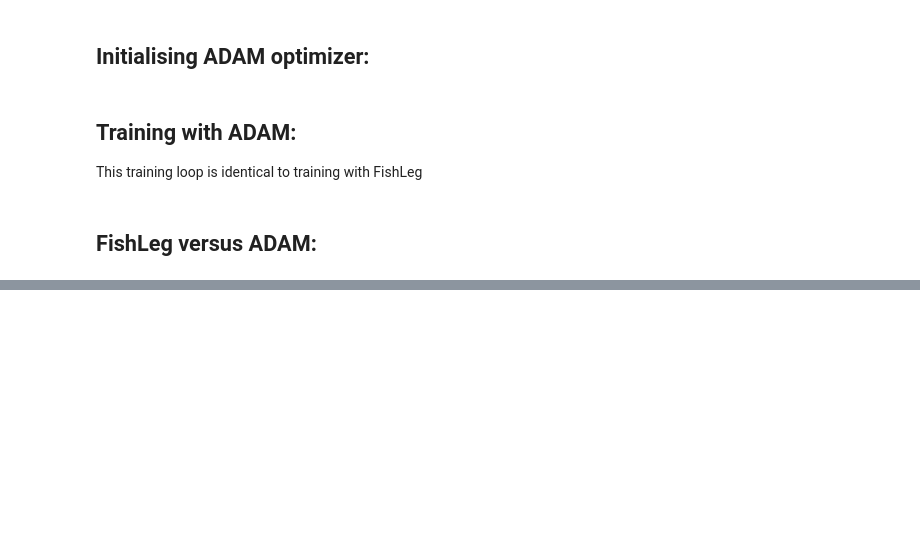
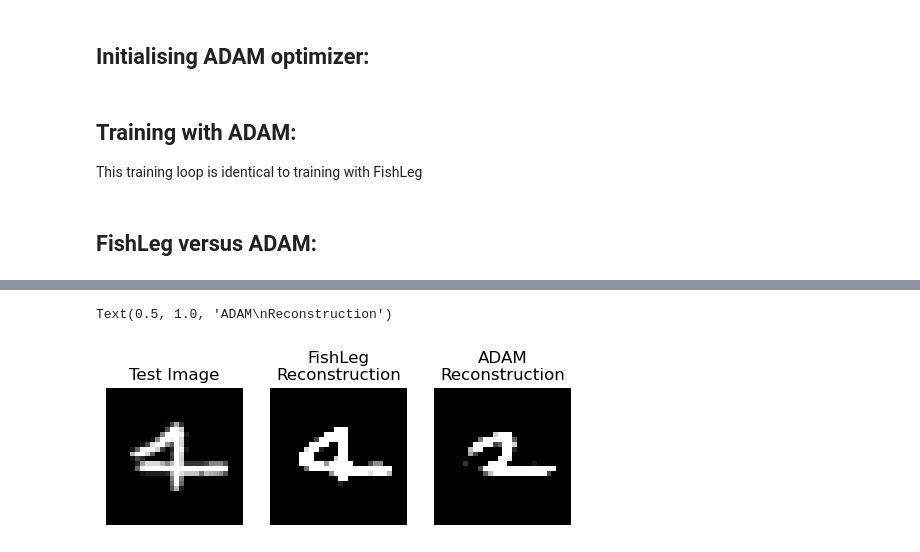
Before and after one commit to mtkresearch/FishLeg, a Jupyter notebook: examples/MNIST_autoencoder.ipynb, the cells around one changed output, grey strips where cells are left out. Saved outputs shown, nothing was run; the diff lists cells and outputs as text; code cells hidden in the pictures; blank space fills up the shorter version.

Commit message:
plotted reconstruction

```diff
--- a/examples/MNIST_autoencoder.ipynb
+++ b/examples/MNIST_autoencoder.ipynb
@@ -371,0 +367,25 @@ NameError: name 'test_losses_ADAM' is not defined
+# %%
+i=3
+vmin = np.min(np.array(test_dataset[i])[0])
+vmax = np.max(np.array(test_dataset[i])[0])
+
+fig, axs = plt.subplots(1,3, figsize=(6,3))
+axs=axs.flatten()
+
+test_img = np.array(test_dataset[i])[0]
+axs[0].imshow(test_img.reshape(28,28), cmap='gray', vmin=vmin, vmax=vmax)
+axs[0].axis('off')
+axs[0].set_title(f"Test Image")
+
+fishleg_reconstruction = model_FishLeg(test_dataset[i][0].to(device)).cpu().detach().numpy()
+axs[1].imshow(np.array(fishleg_reconstruction).reshape(28,28), cmap='gray', vmin=vmin, vmax=vmax)
+axs[1].axis('off')
+axs[1].set_title(f"FishLeg\nReconstruction")
+
+adam_reconstruction = model_ADAM(test_dataset[i][0].to(device)).cpu().detach().numpy()
+axs[2].imshow(np.array(adam_reconstruction).reshape(28,28), cmap='gray', vmin=vmin, vmax=vmax)
+axs[2].axis('off')
+axs[2].set_title(f"ADAM\nReconstruction")
+# %% [output]
+Text(0.5, 1.0, 'ADAM\nReconstruction')
+[figure, added]
```
Also changed, not shown: parts of 5 cells of this notebook.
